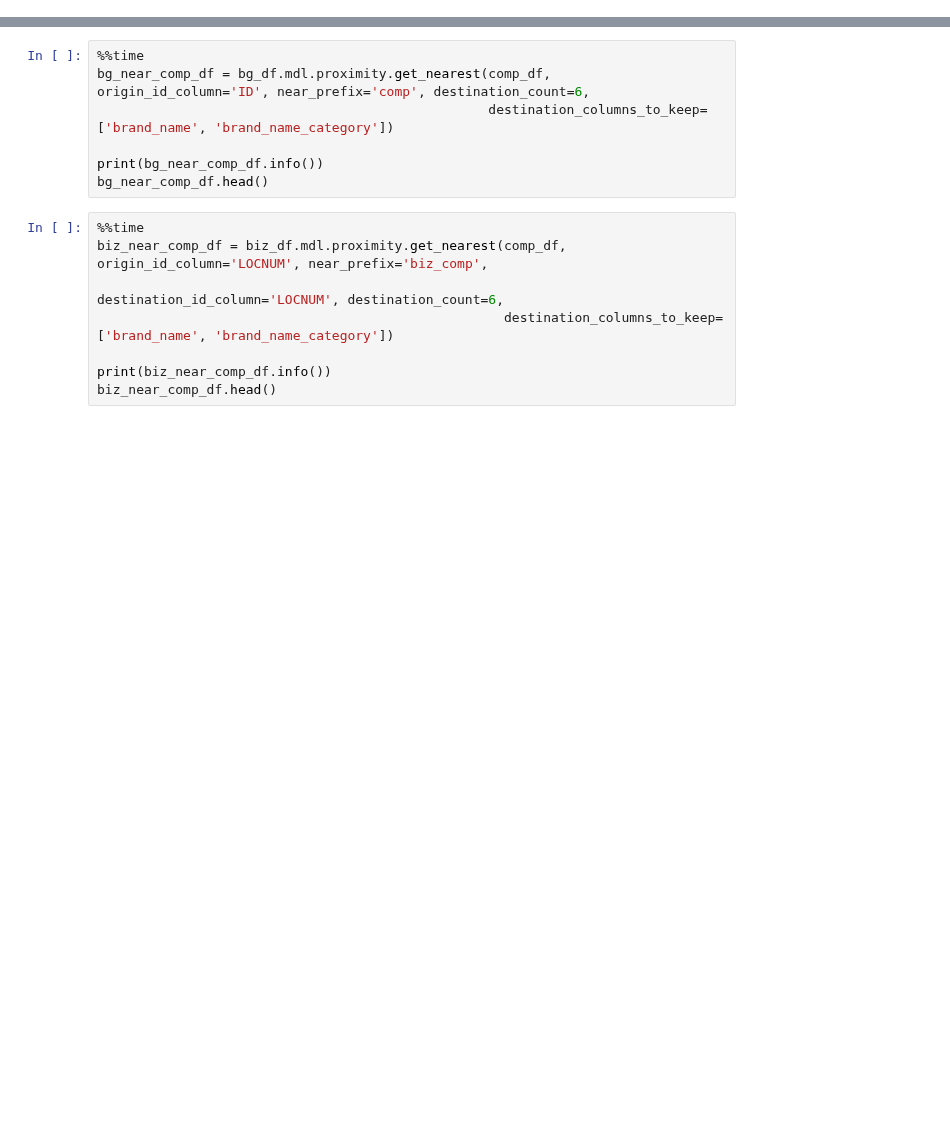
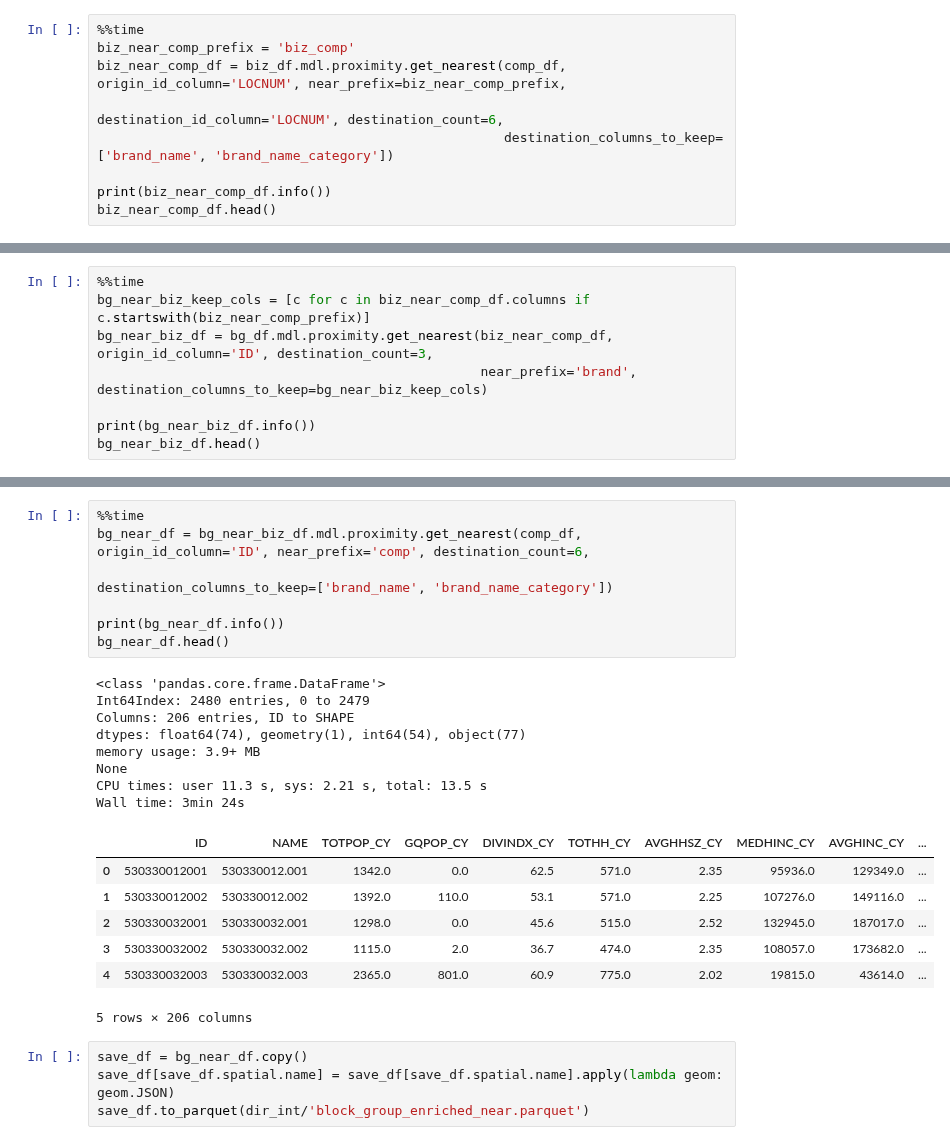
Before and after one commit to knu2xs/demographic-modeling, a Jupyter notebook: notebooks/stash/000-get-nearest.ipynb, the cells around one changed output, grey strips where cells are left out. Drawn from its saved outputs; the diff is of its cells as text; blank space fills up the shorter version.

```diff
--- a/notebooks/stash/000-get-nearest.ipynb
+++ b/notebooks/stash/000-get-nearest.ipynb
@@ -74,0 +189,9 @@ comp_df.head()
+# %%
+%%time
+biz_near_comp_prefix = 'biz_comp'
+biz_near_comp_df = biz_df.mdl.proximity.get_nearest(comp_df, origin_id_column='LOCNUM', near_prefix=biz_near_comp_prefix,
+                                                    destination_id_column='LOCNUM', destination_count=6,
+                                                    destination_columns_to_keep=['brand_name', 'brand_name_category'])
+
+print(biz_near_comp_df.info())
+biz_near_comp_df.head()
@@ -74,0 +223,8 @@ comp_df.head()
+# %%
+%%time
+bg_near_biz_keep_cols = [c for c in biz_near_comp_df.columns if c.startswith(biz_near_comp_prefix)]
+bg_near_biz_df = bg_df.mdl.proximity.get_nearest(biz_near_comp_df, origin_id_column='ID', destination_count=3,
+                                                 near_prefix='brand', destination_columns_to_keep=bg_near_biz_keep_cols)
+
+print(bg_near_biz_df.info())
+bg_near_biz_df.head()
@@ -75,15 +247,27 @@ comp_df.head()
 # %%
 %%time
-bg_near_comp_df = bg_df.mdl.proximity.get_nearest(comp_df, origin_id_column='ID', near_prefix='comp', destination_count=6,
-                                                  destination_columns_to_keep=['brand_name', 'brand_name_category'])
+bg_near_df = bg_near_biz_df.mdl.proximity.get_nearest(comp_df, origin_id_column='ID', near_prefix='comp', destination_count=6,
+                                                      destination_columns_to_keep=['brand_name', 'brand_name_category'])
 
-print(bg_near_comp_df.info())
-bg_near_comp_df.head()
+print(bg_near_df.info())
+bg_near_df.head()
+# %% [output]
+<class 'pandas.core.frame.DataFrame'>
+Int64Index: 2480 entries, 0 to 2479
+Columns: 206 entries, ID to SHAPE
+dtypes: float64(74), geometry(1), int64(54), object(77)
+memory usage: 3.9+ MB
+None
+CPU times: user 11.3 s, sys: 2.21 s, total: 13.5 s
+Wall time: 3min 24s
+|  | ID | NAME | TOTPOP_CY | GQPOP_CY | DIVINDX_CY | TOTHH_CY | AVGHHSZ_CY | MEDHINC_CY | AVGHINC_CY | ... |
+| 0 | 530330012001 | 530330012.001 | 1342.0 | 0.0 | 62.5 | 571.0 | 2.35 | 95936.0 | 129349.0 | ... |
+| 1 | 530330012002 | 530330012.002 | 1392.0 | 110.0 | 53.1 | 571.0 | 2.25 | 107276.0 | 149116.0 | ... |
+| 2 | 530330032001 | 530330032.001 | 1298.0 | 0.0 | 45.6 | 515.0 | 2.52 | 132945.0 | 187017.0 | ... |
+| 3 | 530330032002 | 530330032.002 | 1115.0 | 2.0 | 36.7 | 474.0 | 2.35 | 108057.0 | 173682.0 | ... |
+| 4 | 530330032003 | 530330032.003 | 2365.0 | 801.0 | 60.9 | 775.0 | 2.02 | 19815.0 | 43614.0 | ... |
+5 rows × 206 columns
-# %%
-%%time
-biz_near_comp_df = biz_df.mdl.proximity.get_nearest(comp_df, origin_id_column='LOCNUM', near_prefix='biz_comp',
-                                                    destination_id_column='LOCNUM', destination_count=6,
-                                                    destination_columns_to_keep=['brand_name', 'brand_name_category'])
-
-print(biz_near_comp_df.info())
-biz_near_comp_df.head()
+# %%
+save_df = bg_near_df.copy()
+save_df[save_df.spatial.name] = save_df[save_df.spatial.name].apply(lambda geom: geom.JSON)
+save_df.to_parquet(dir_int/'block_group_enriched_near.parquet')
```
Also changed, not shown: parts of 12 cells of this notebook.
